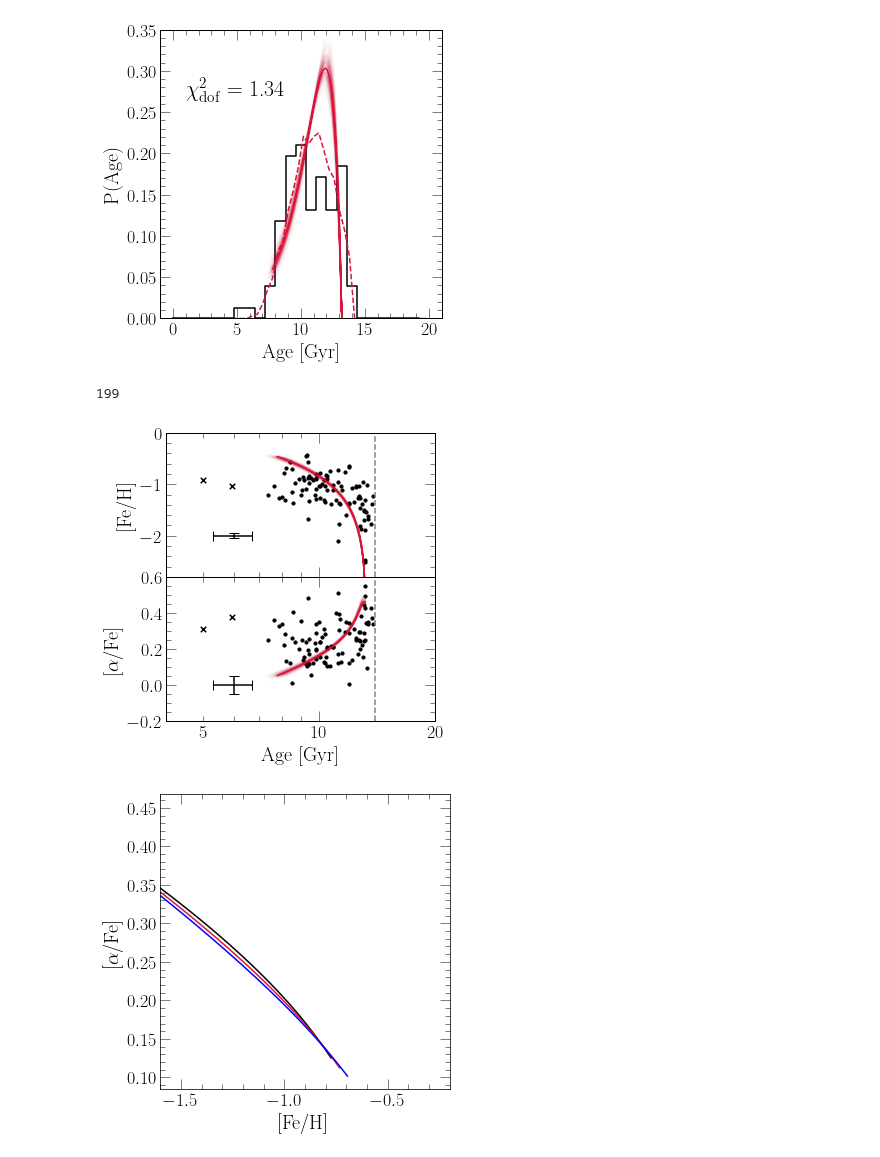
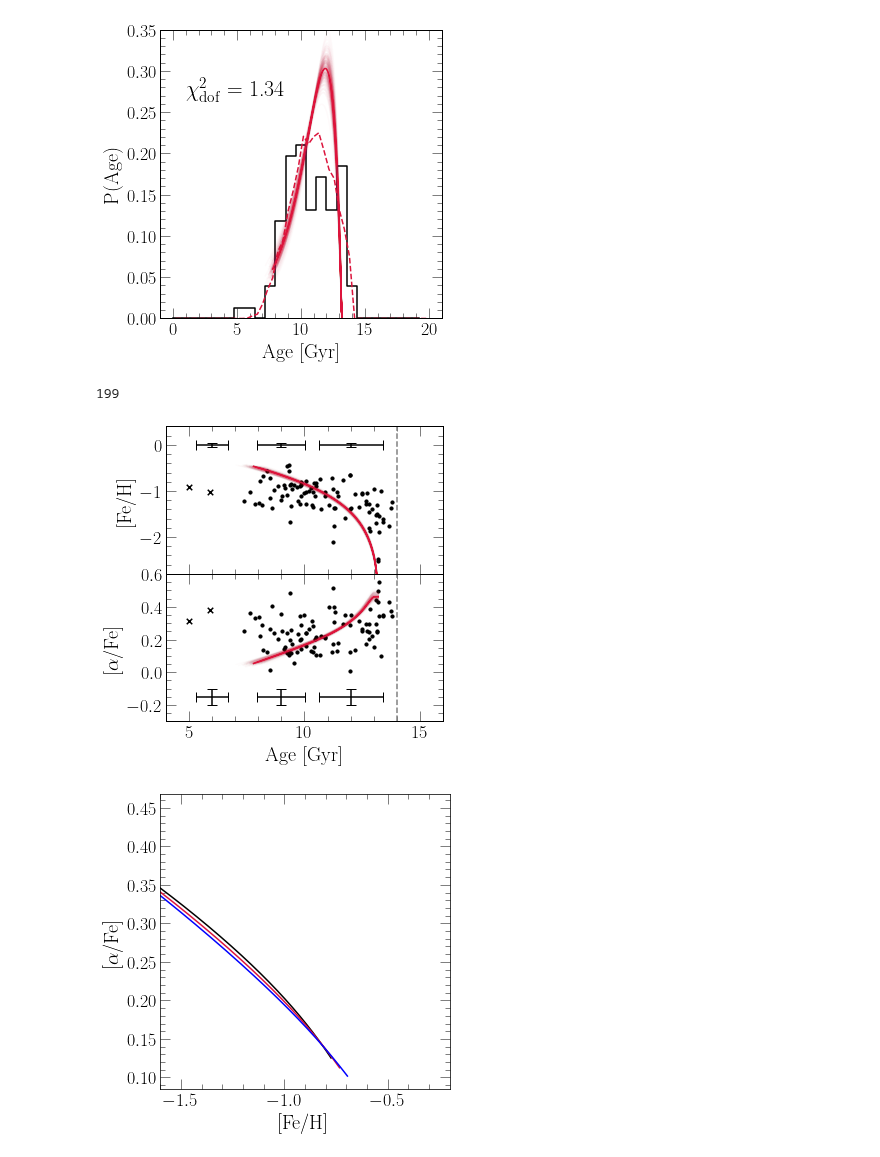
Before and after one commit to giganano/h3halo, a Jupyter notebook: notebooks/paperplots.ipynb, the cells around one changed output. Saved outputs shown, nothing was run; the diff lists cells and outputs as text; code cells hidden in the pictures.

```diff
--- a/notebooks/paperplots.ipynb
+++ b/notebooks/paperplots.ipynb
@@ -1402,14 +1406,13 @@ fig = plt.figure()
 top = fig.add_subplot(211)
 bottom = fig.add_subplot(212)
 for ax in [top, bottom]:
-    ax.set_xscale("log")
-    ax.set_xlim([4, 20])
+    ax.set_xlim([4, 16])
     ax.axvline(14, c = named_colors()["grey"], linestyle = "--")
+    ax.set_xticks([5, 10, 15])
 plt.setp(top.get_xticklabels(which = "both"), visible = False)
-bottom.xaxis.set_major_formatter(fsf("%g"))
-bottom.xaxis.set_minor_formatter(fsf("%g"))
-top.set_ylim([-2.8, 0])
-bottom.set_ylim([-0.2, 0.6])
+top.set_ylim([-2.8, 0.4])
+bottom.set_ylim([-0.3, 0.6])
+bottom.set_yticks([-0.2, 0, 0.2, 0.4, 0.6])
 bottom.set_xlabel("Age [Gyr]")
 bottom.set_ylabel(r"[$\alpha$/Fe]")
 top.set_ylabel("[Fe/H]")
@@ -1428,14 +1431,18 @@ kwargs["s"] = 30
 top.scatter(sub["age"], sub["[fe/h]"], **kwargs)
 bottom.scatter(sub["age"], sub["[o/fe]"], **kwargs)
 
-bottom.set_xticks(range(4, 10), [str(_) if _ == 5 else "" for _ in range(4, 10)], minor = True)
-bottom.set_xticks([10, 20], minor = False)
+# ageval = 6
+# age_err = [[ageval - 10**(m.log10(ageval - 0.05 * ageval * m.log(10)))],
+#     [10**(m.log10(ageval + 0.05 * ageval * m.log(10))) - ageval]]
+# bottom.errorbar(ageval, 0.0, xerr = age_err, yerr = 0.05, c = named_colors()["black"])
+# top.errorbar(ageval, -2, xerr = age_err, yerr = 0.05, c = named_colors()["black"])
 
-ageval = 6
-age_err = [[ageval - 10**(m.log10(ageval - 0.05 * ageval * m.log(10)))],
-    [10**(m.log10(ageval + 0.05 * ageval * m.log(10))) - ageval]]
-bottom.errorbar(ageval, 0.0, xerr = age_err, yerr = 0.05, c = named_colors()["black"])
-top.errorbar(ageval, -2, xerr = age_err, yerr = 0.05, c = named_colors()["black"])
+agevals = [6, 9, 12]
+for age in agevals:
+    age_err = [[age - 10**(m.log10(age - 0.05 * age * m.log(10)))],
+        [10**(m.log10(age + 0.05 * age * m.log(10))) - age]]
+    bottom.errorbar(age, -0.15, xerr = age_err, yerr = 0.05, c = named_colors()["black"])
+    top.errorbar(age, 0, xerr = age_err, yerr = 0.05, c = named_colors()["black"])
 
 with vice.output("./bestfit") as bfout:
     diff = 13.2 - bfout.history["time"][-1]
@@ -1460,34 +1467,34 @@ with vice.singlezone(name = "sampled") as sz:
         sz.func.timescale = chain["tau_in"][indeces[i]]
         sz.mode = "ifr"
         sz.Mg0 = 0
         sz.nthreads = 2
         sz.tau_star = chain["tau_star"][indeces[i]]
         sz.eta = chain["eta"][indeces[i]]
         sz.dt = chain["tau_tot"][indeces[i]] / 500
         vice.yields.ccsne.settings['fe'] = chain["y_fe_cc"][indeces[i]]
         vice.yields.sneia.settings['fe'] = chain["y_fe_ia"][indeces[i]]
         out = sz.run(np.linspace(0, chain["tau_tot"][indeces[i]], 501),
             overwrite = True, capture = True)
 
         kwargs["alpha"] = 0.01
         diff = 13.2 - out.history["time"][-1]
         xvals = [_ + diff for _ in out.history["lookback"]]
         top.plot(xvals, out.history["[fe/h]"], **kwargs)
         bottom.plot(xvals, out.history["[o/fe]"], **kwargs)
 
         sys.stdout.write("\r%d" % (i))
 sys.stdout.write("\n")
 
 plt.tight_layout()
 plt.subplots_adjust(hspace = 0, left = 0.2)
 for ext in ["pdf", "jpeg"]:
     kwargs = {}
     if ext == "jpeg": kwargs["dpi"] = 200
     plt.savefig("../paper/gsefit_amr.%s" % (ext), **kwargs)
 plt.show()
 # %% [output]
 199
-[figure, old version]
+[figure, new version]
 # %%
 fig = plt.figure()
 ax = fig.add_subplot()
```
Also changed, not shown: parts of 5 cells of this notebook, 25 other files.
